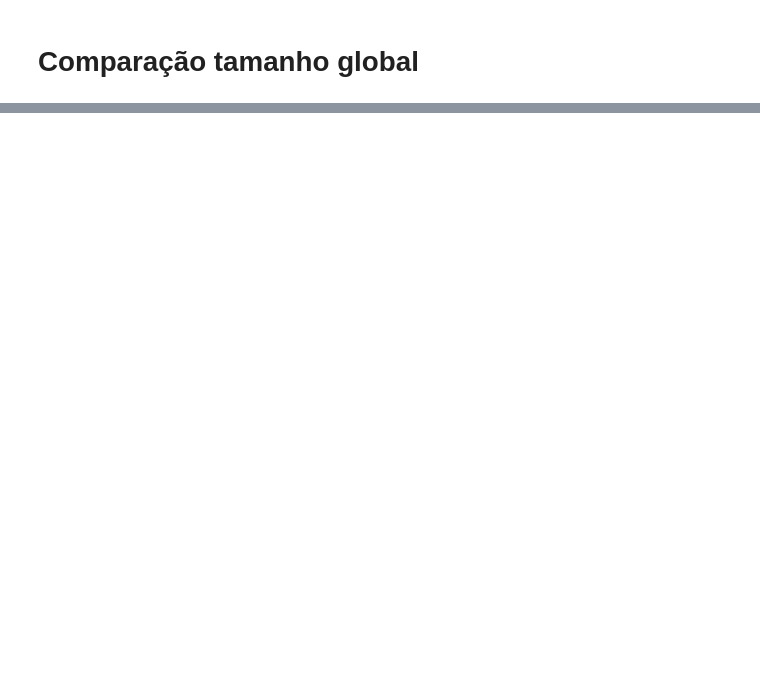
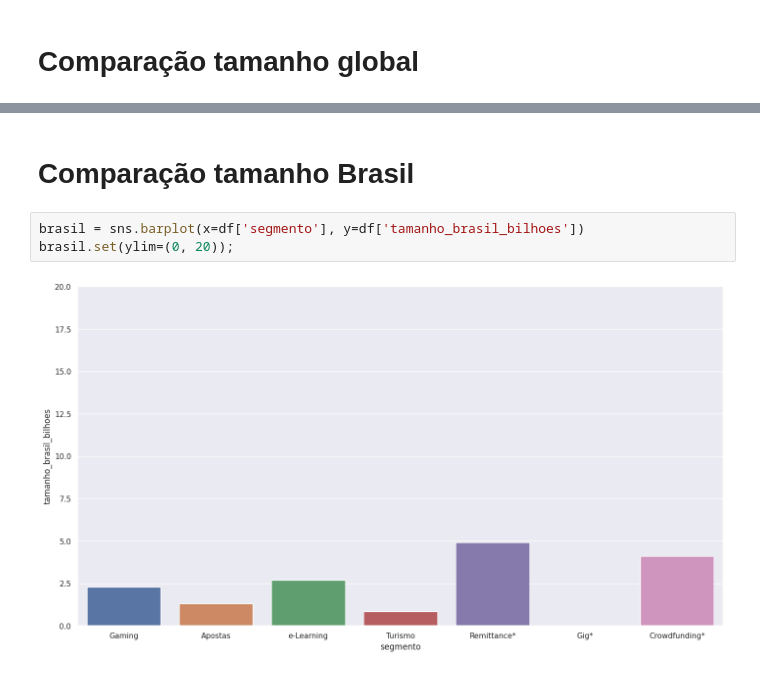
Before and after one commit to vitorsouton/estudo_mercado, a Jupyter notebook: notebooks/Tabelas.ipynb, the cells around one changed output, grey strips where cells are left out. Cells and saved outputs as stored; diff of their text form; blank space fills up the shorter version.

```diff
--- a/notebooks/Tabelas.ipynb
+++ b/notebooks/Tabelas.ipynb
@@ -27,0 +26,7 @@ graph.set(ylim=(0, 500));
+# %% [markdown]
+# Comparação tamanho Brasil
+# %%
+brasil = sns.barplot(x=df['segmento'], y=df['tamanho_brasil_bilhoes'])
+brasil.set(ylim=(0, 20));
+# %% [output]
+[figure, added]
```
Also changed, not shown: parts of 16 cells of this notebook, 1 other file.
